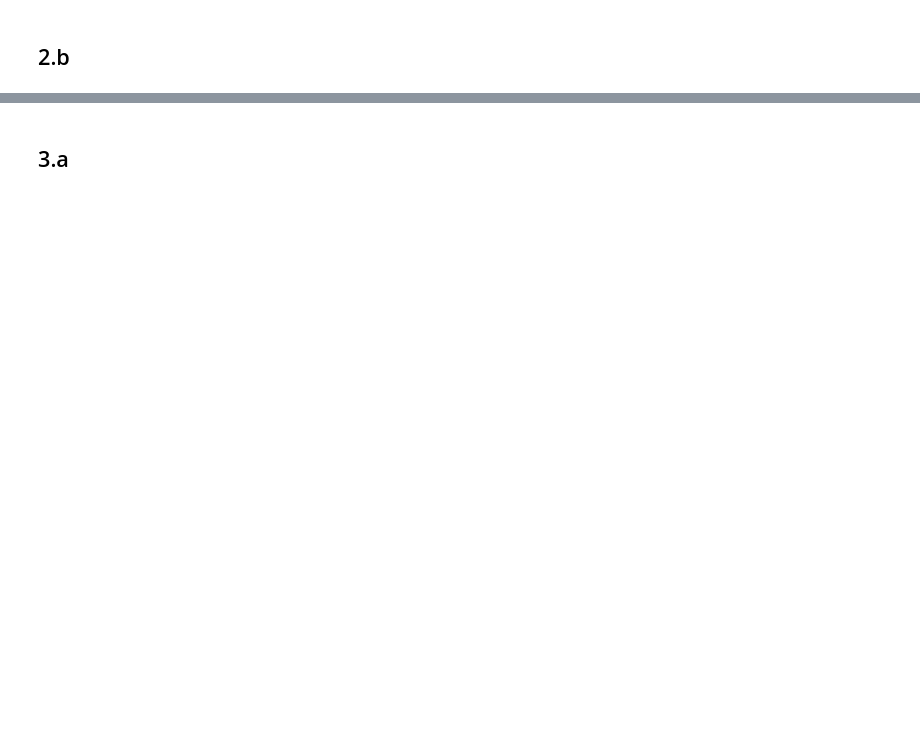
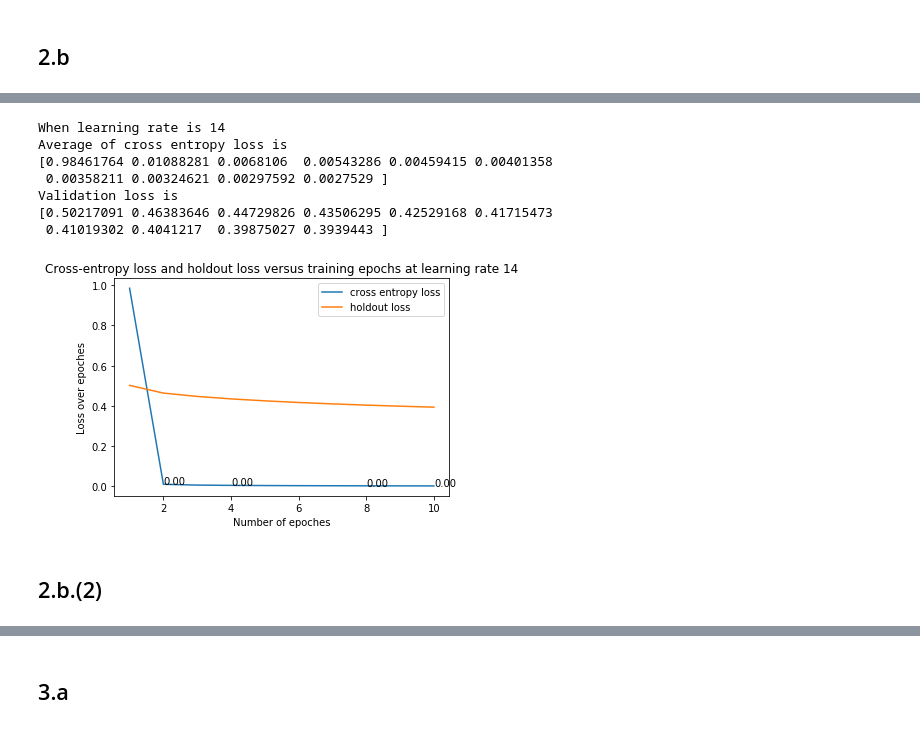
Before and after one commit to zyp5511/CSE253, a Jupyter notebook: hw1_2_1.ipynb, the cells around one changed output, grey strips where cells are left out. Drawn from its saved outputs; the diff is of its cells as text; code cells hidden in the pictures; blank space fills up the shorter version.

```diff
--- a/hw1_2_1.ipynb
+++ b/hw1_2_1.ipynb
@@ -298,0 +307,79 @@ happy=np.array(happy_vector,'float64')
+# %%
+sad_vector = get_sad(images_raw, labels_raw)
+sad =np.array(sad_vector,'float64')
+happy_vector = get_happy(images_raw, labels_raw)
+happy=np.array(happy_vector,'float64')
+image_logistic = np.concatenate((sad,happy),axis=0)
+label_logistic = np.concatenate(([0]*10,[1]*10),axis=0)
+loss_train = []
+loss_val = []
+test_accuracy = []
+test_results = []
+ep = 10
+lr =14
+for i in range (10):##10 runs
+    [image_logistic_s,label_logistic_s] = shuffle_n_generate_data(image_logistic, label_logistic)
+    division = int(0.8*len(image_logistic_s))
+    division_2 = int(0.9*len(image_logistic_s))
+    # split data into 80% train data, 10% holdout and 10% test data
+    train_logistic  = image_logistic_s[:division,:,:]
+    train_label_logistic = label_logistic_s[:division]
+    holdout_logistic = image_logistic_s[division:division_2,:,:]
+    holdout_label_logistic = label_logistic_s[division:division_2]
+    test_logistic  = image_logistic_s[division_2:,:,:]
+    test_label_logistic = label_logistic_s [division_2:]
+    # perform pca on trainning data to rescale it
+    [features_pca,evect,evals,train_mean,train_std] =\
+        PCA(np.reshape(train_logistic,[len(train_logistic),-1]), dims_rescaled_data=15)
+    # normalize holdout data and rescale it
+    holdout_logistic_b = np.reshape(holdout_logistic,[len(holdout_logistic),-1])-train_mean
+    holdout_logistic_pca = np.matmul(holdout_logistic_b,evect.T)
+    # perform logistic regression
+    [weight,best_weight,ce_loss,holdout_loss] = \
+        logistic_regression(features_pca, train_label_logistic,\
+        holdout_logistic_pca, holdout_label_logistic, epoch = ep, learning_rate = lr)
+    # normalize test data and rescale it
+    test_logistic_reshape = np.reshape(test_logistic,[len(test_logistic),-1])-train_mean
+    test_logistic_pca = np.matmul(test_logistic_reshape,evect.T)
+    # predict the test result and evaluate the prediction USING BEST WEIGHT
+    test_prediction = sigmoid(np.dot(test_logistic_pca,best_weight))
+    # record cross entropy loss, holdout loss and test accuracy over each run
+    loss_train.append(ce_loss)
+    loss_val.append(holdout_loss)
+    test_accuracy.append(accuracy(test_label_logistic,test_prediction))
+    test_results.append(test_prediction)
+
+#print(loss_val)
+loss_avg = np.array(loss_train).mean(axis=0)
+loss_val_overall = np.array(loss_val).mean(axis=0)
+loss_std = np.array(loss_train).std(axis=0)
+print('When learning rate is ' + str(lr))
+print('Average of cross entropy loss is ')
+print(loss_avg)
+print('Validation loss is ')
+print(loss_val_overall)
+
+epc = list(range(ep))
+epc = [x+1 for x in epc]
+plt.plot(epc, loss_avg, label = 'cross entropy loss')
+plt.plot(epc, loss_val_overall, label = 'holdout loss')
+plt.text(2,loss_avg[1], '%.2f'%loss_std[1])
+plt.text(4,loss_avg[3], '%.2f'%loss_std[3])
+plt.text(8,loss_avg[7], '%.2f'%loss_std[7])
+plt.text(10,loss_avg[9], '%.2f'%loss_std[9])
+plt.title('Cross-entropy loss and holdout loss versus training epochs at learning rate '+str(lr))
+plt.xlabel('Number of epoches')
+plt.ylabel('Loss over epoches')
+plt.legend(bbox_to_anchor=(1, 1), loc='upper right', ncol=1)
+plt.show()
+# %% [output]
+When learning rate is 14
+Average of cross entropy loss is
+[0.98461764 0.01088281 0.0068106  0.00543286 0.00459415 0.00401358
+ 0.00358211 0.00324621 0.00297592 0.0027529 ]
+Validation loss is
+[0.50217091 0.46383646 0.44729826 0.43506295 0.42529168 0.41715473
+ 0.41019302 0.4041217  0.39875027 0.3939443 ]
+[figure, added]
+# %% [markdown]
+## 2.b.(2)
```
Also changed, not shown: parts of 41 cells of this notebook.
